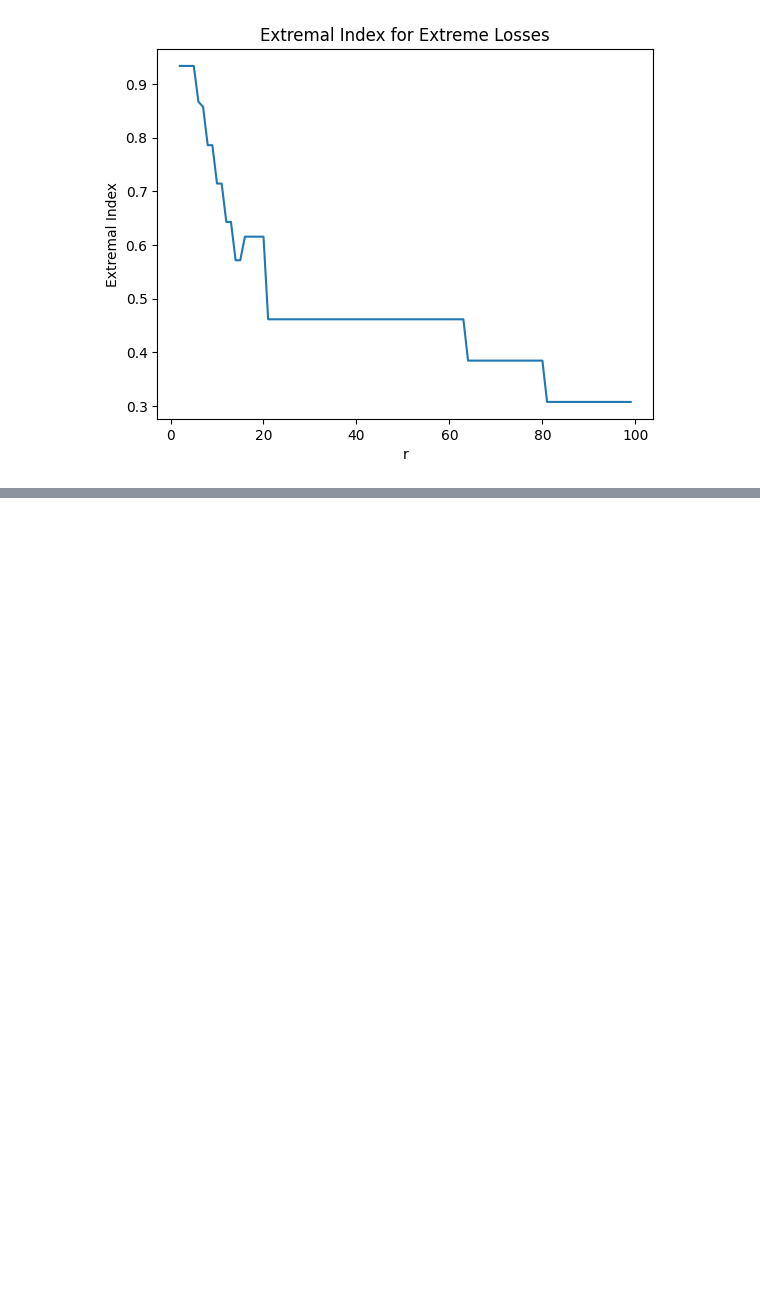
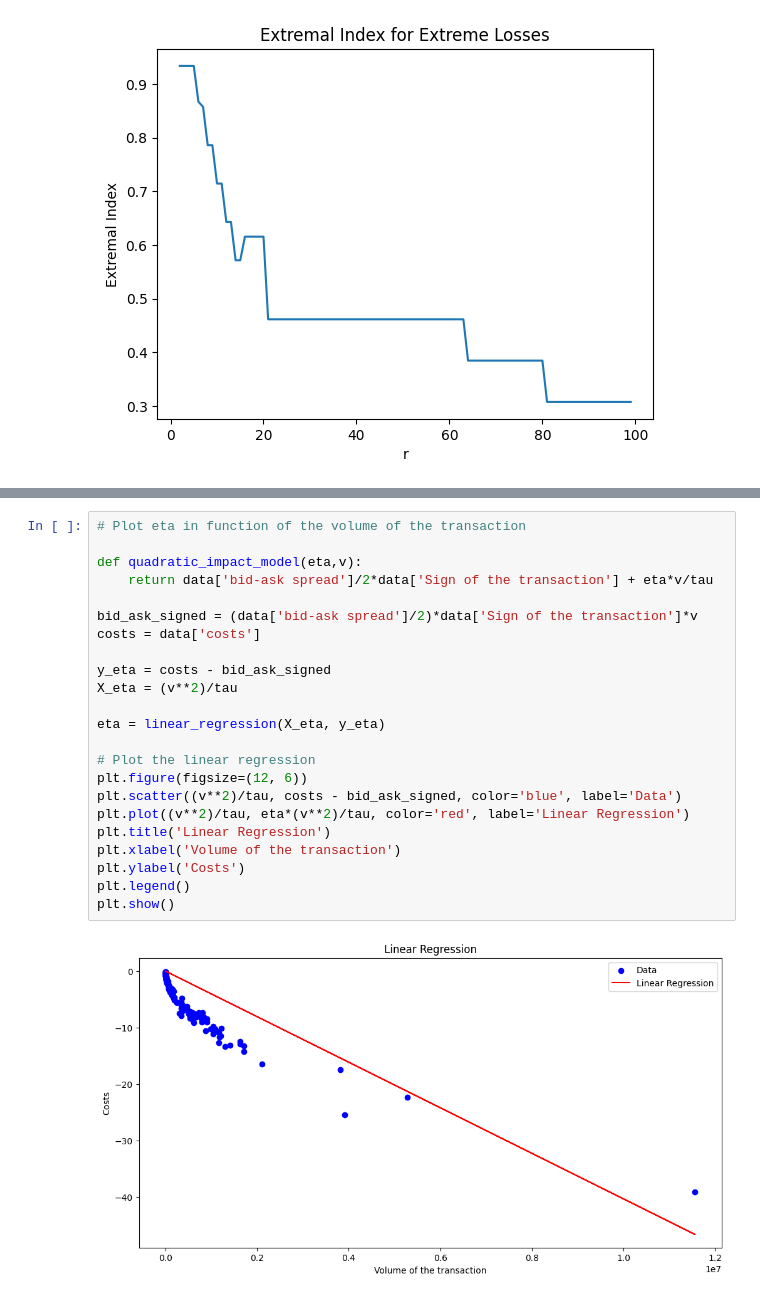
Before and after one commit to nathan6292/Market-Risk-Final-Project, a Jupyter notebook: Nathan_Fleury, Julien_Gilles - Project.ipynb, the cells around one changed output, grey strips where cells are left out. Cells and saved outputs as stored; diff of their text form; blank space fills up the shorter version.

```diff
--- a/Nathan_Fleury, Julien_Gilles - Project.ipynb
+++ b/Nathan_Fleury, Julien_Gilles - Project.ipynb
@@ -1858,0 +2069,25 @@ plt.show()
+# %%
+# Plot eta in function of the volume of the transaction
+
+def quadratic_impact_model(eta,v):
+    return data['bid-ask spread']/2*data['Sign of the transaction'] + eta*v/tau
+
+bid_ask_signed = (data['bid-ask spread']/2)*data['Sign of the transaction']*v
+costs = data['costs']
+
+y_eta = costs - bid_ask_signed
+X_eta = (v**2)/tau
+
+eta = linear_regression(X_eta, y_eta)
+
+# Plot the linear regression
+plt.figure(figsize=(12, 6))
+plt.scatter((v**2)/tau, costs - bid_ask_signed, color='blue', label='Data')
+plt.plot((v**2)/tau, eta*(v**2)/tau, color='red', label='Linear Regression')
+plt.title('Linear Regression')
+plt.xlabel('Volume of the transaction')
+plt.ylabel('Costs')
+plt.legend()
+plt.show()
+# %% [output]
+[figure, added]
```
Also changed, not shown: parts of 31 cells of this notebook, 1 other file.
